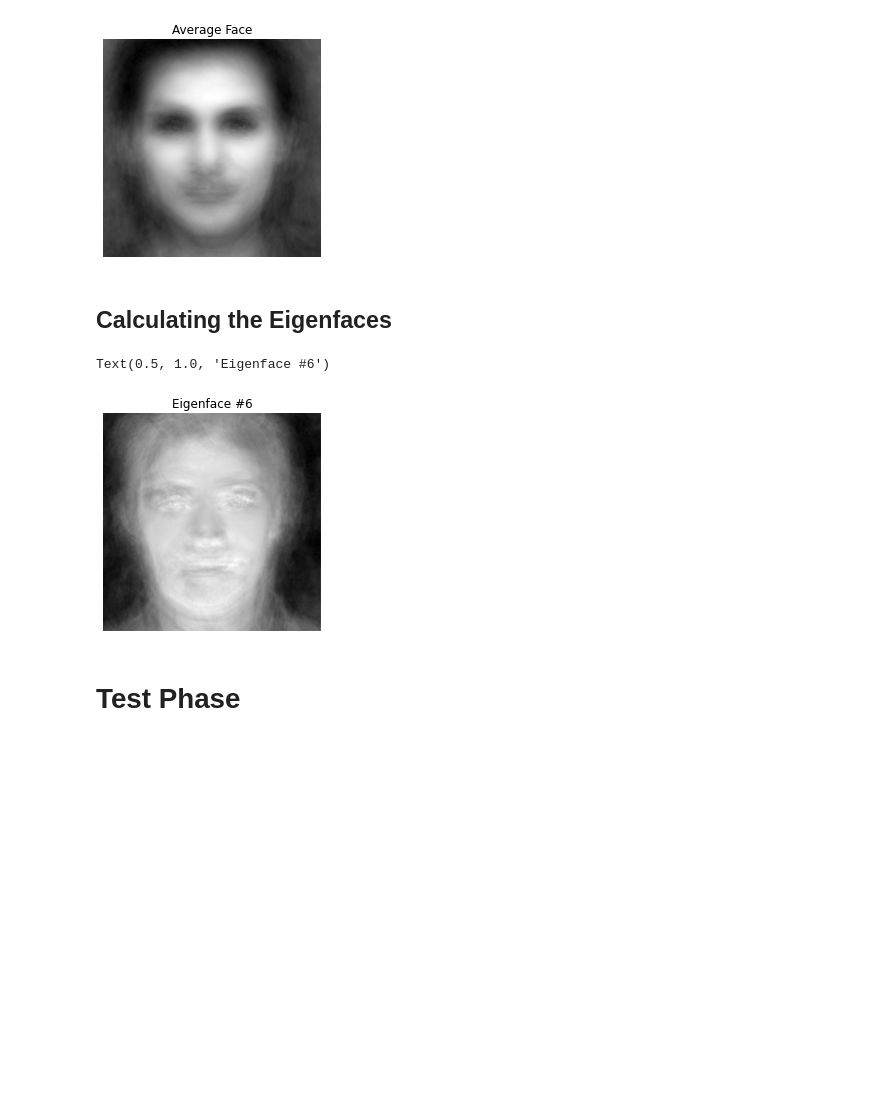
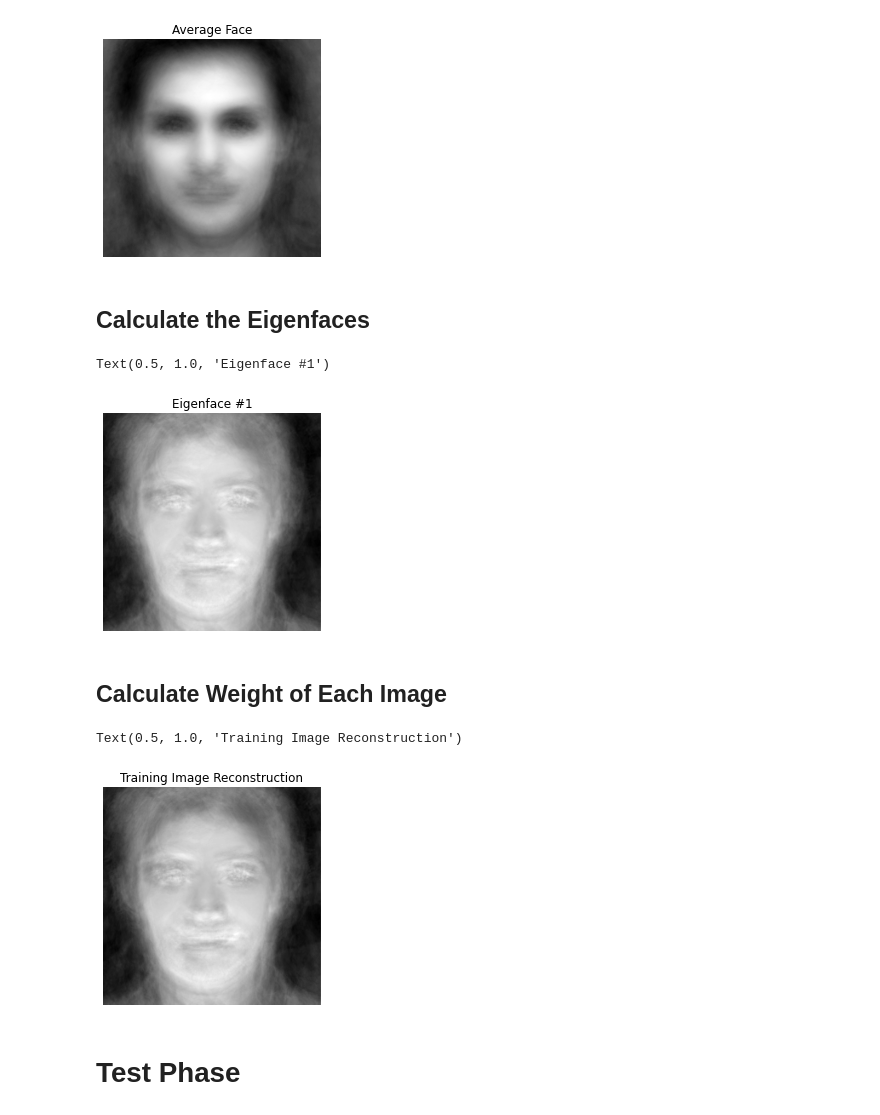
Before and after one commit to AlifioDitya/Algeo02-21142, a Jupyter notebook: src/main.ipynb, the cells around one changed output. Cells and saved outputs as stored; diff of their text form; code cells hidden in the pictures; blank space fills up the shorter version.

```diff
--- a/src/main.ipynb
+++ b/src/main.ipynb
@@ -31,14 +32,26 @@ plt.title("Average Face")
 Text(0.5, 1.0, 'Average Face')
 [figure]
 # %% [markdown]
-## Calculating the Eigenfaces
+## Calculate the Eigenfaces
 # %%
-e_face = fr.eigenface(training_set)
-ut.show_image_plt(e_face[:, 0].reshape(256, 256))
+e_train = fr.eigenface(training_set)
+ut.show_image_plt(e_train[:, 0].reshape(256, 256))
 plt.title("Eigenface #1")
 # %% [output]
-Text(0.5, 1.0, 'Eigenface #6')
+Text(0.5, 1.0, 'Eigenface #1')
 [figure]
+# %% [markdown]
+## Calculate Weight of Each Image
+# %%
+dev = fr.deviation(training_set)
+weight = e_train.T @ dev
+reconTrain = avg + (e_train @ weight)
+
+ut.show_image_plt(reconTrain[:, 0])
+plt.title("Training Image Reconstruction")
+# %% [output]
+Text(0.5, 1.0, 'Training Image Reconstruction')
+[figure, added]
 # %% [markdown]
 # Test Phase
 # %% [markdown]
```
Also changed, not shown: parts of 6 cells of this notebook.
